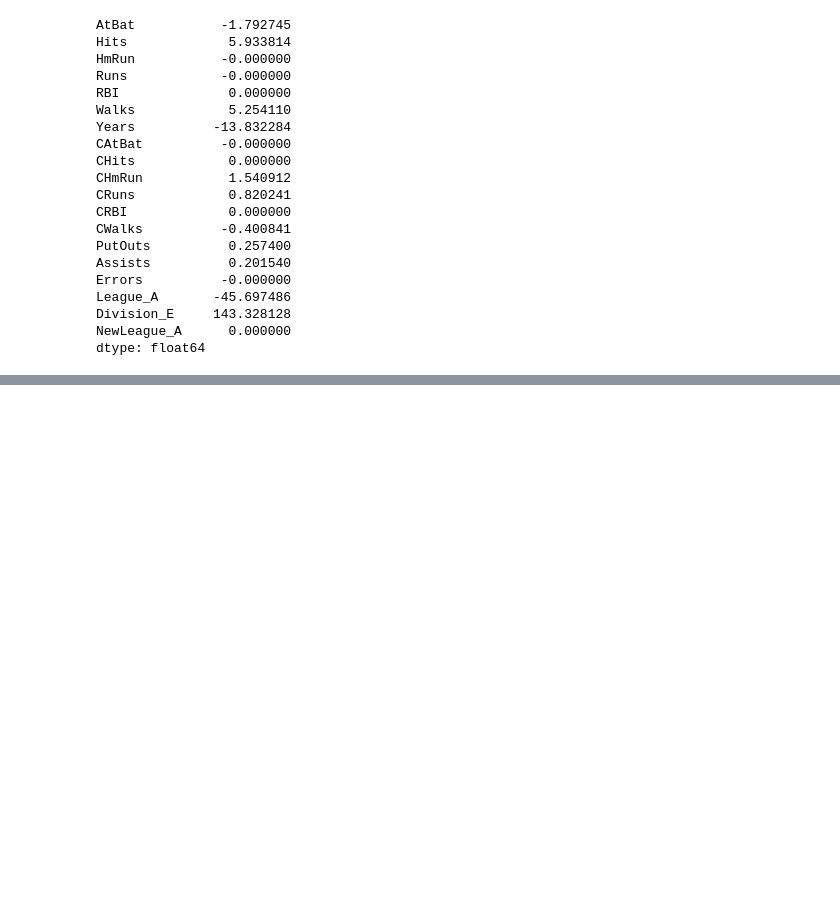
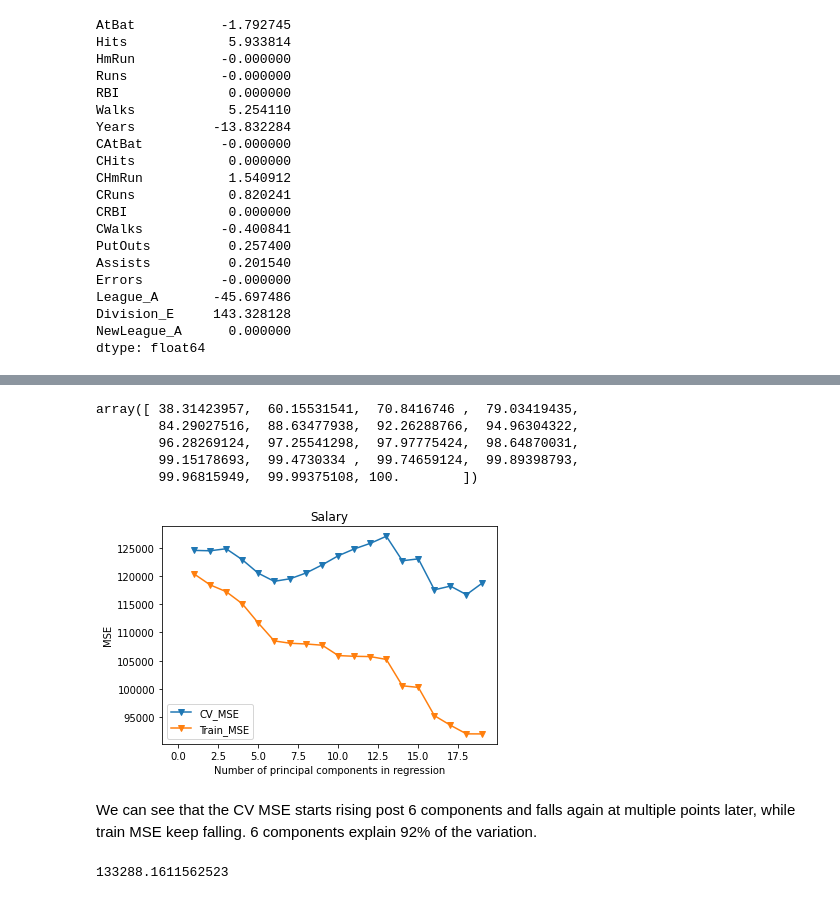
Before and after one commit to shilpa9a/Introduction_to_statistical_learning_summary_python, a Jupyter notebook: notebook/Chapter_6_Linear_Model_Selection_and_Regularization.ipynb, the cells around one changed output, grey strips where cells are left out. Saved outputs shown, nothing was run; the diff lists cells and outputs as text; code cells hidden in the pictures; blank space fills up the shorter version.

```diff
--- a/notebook/Chapter_6_Linear_Model_Selection_and_Regularization.ipynb
+++ b/notebook/Chapter_6_Linear_Model_Selection_and_Regularization.ipynb
@@ -435,0 +450,21 @@ dtype: float64
+# %%
+Hitters = pd.read_csv('../data/Hitters.csv', header=0, na_values='NA')
+Hitters = Hitters.dropna().reset_index(drop=True) # drop the observation with NA values and reindex the obs from 0
+y = Hitters.Salary  # the response varddiable
+dummies = pd.get_dummies(Hitters[['League', 'Division', 'NewLeague']])
+X_prep = Hitters.drop (['Salary', 'League', 'Division', 'NewLeague'], axis = 1).astype('float64')
+X = pd.concat([X_prep,  dummies[['League_A', 'Division_E', 'NewLeague_A']]], axis=1)
+# %%
+## Scale the variables as unit of the variables are different and generate principal components
+pca = PCA()
+X_pca = pca.fit_transform(scale(X))
+regr = linear_model.LinearRegression()
+
+## Variation explained by each component
+np.cumsum(pca.explained_variance_ratio_) * 100
+# %% [output]
+array([ 38.31423957,  60.15531541,  70.8416746 ,  79.03419435,
+        84.29027516,  88.63477938,  92.26288766,  94.96304322,
+        96.28269124,  97.25541298,  97.97775424,  98.64870031,
+        99.15178693,  99.4730334 ,  99.74659124,  99.89398793,
+        99.96815949,  99.99375108, 100.        ])
@@ -435,0 +502,41 @@ dtype: float64
+# %%
+mse_train = []
+mse_cv = []
+
+# Calculate MSE using CV for the 19 principle components, adding one component at the time.
+for i in np.arange(1, 20):
+    results =  pcr(X,y,i)
+    mse_train.append(results[3])
+    mse_cv.append(results[4])
+
+# Plot results
+plt.plot(np.arange(1, 20), mse_cv, '-v', label = 'CV_MSE')
+plt.plot(np.arange(1, 20), mse_train, '-v', label = 'Train_MSE')
+plt.xlabel('Number of principal components in regression')
+plt.ylabel('MSE')
+plt.title('Salary')
+plt.xlim(xmin=-1)
+plt.legend()
+plt.show()
+# %% [output]
+[figure, added]
+# %% [markdown]
+We can see that the CV MSE starts rising post 6 components and falls again at multiple points later, while train MSE keep falling. 6 components explain 92% of the variation.
+# %%
+X_train, X_test , y_train, y_test = train_test_split(X, y, test_size=0.66)
+
+pca2 = PCA()
+
+# Scale the data
+X_reduced_train = pca2.fit_transform(scale(X_train))
+X_reduced_test = pca2.transform(scale(X_test))[:,:6]
+
+# Train regression model on training data
+regr = linear_model.LinearRegression()
+a = regr.fit(X_reduced_train[:,:6], y_train)
+
+# Prediction with test data
+pred = regr.predict(X_reduced_test)
+print(mean_squared_error(y_test, pred))
+# %% [output]
+133288.1611562523
```
Also changed, not shown: parts of 10 cells of this notebook, 12 other files.
